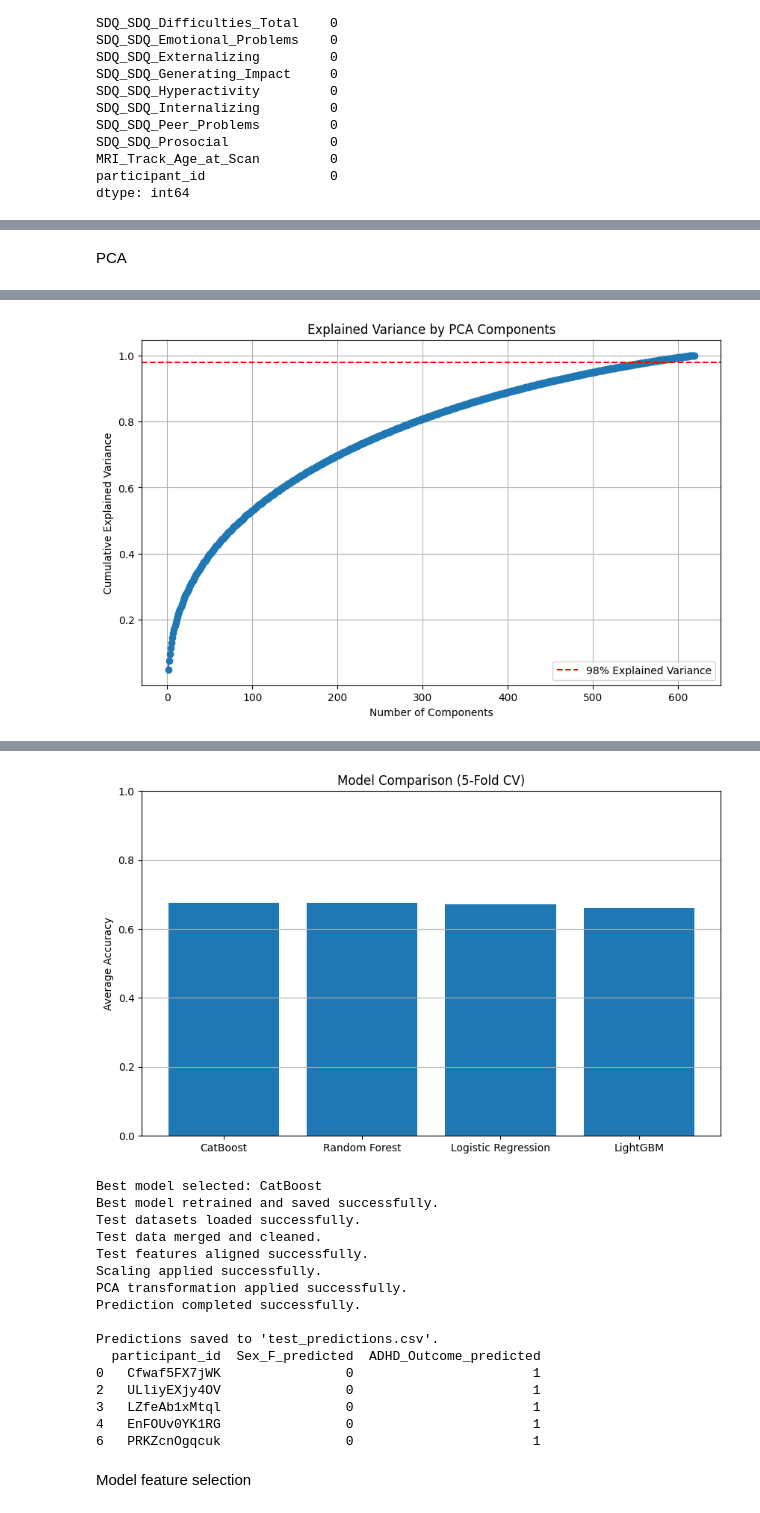
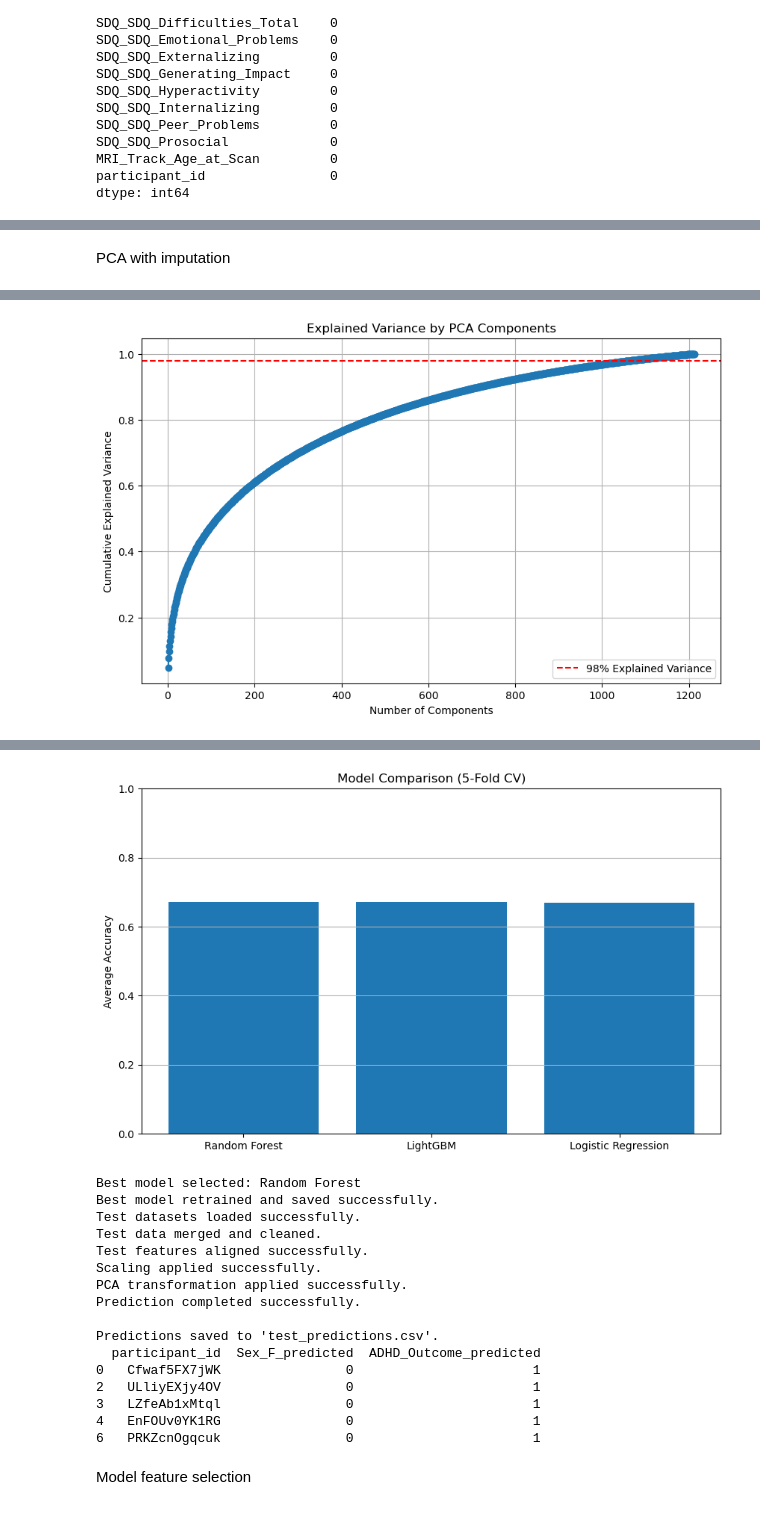
Before and after one commit to panditpooja/WiDS_Datathon_2025, a Jupyter notebook: train.ipynb, the cells around one changed output, grey strips where cells are left out. Cells and saved outputs as stored; diff of their text form; code cells hidden in the pictures.

Commit message:
Added code changes pertaining to with and without imputation

```diff
--- a/train.ipynb
+++ b/train.ipynb
@@ -101,11 +841,10 @@ Shape after dropping missing values: (1213, 19930)
 Index(['participant_id'], dtype='object')
 # %%
-
 # target variables
-y = merged_data_clean[['Sex_F', 'ADHD_Outcome']]
+y = merged_data_impute[['Sex_F', 'ADHD_Outcome']]
 
 # dropping participant_id and target variables
-X = merged_data_clean.drop(['participant_id', 'Sex_F', 'ADHD_Outcome'], axis=1)
+X = merged_data_impute.drop(['participant_id', 'Sex_F', 'ADHD_Outcome'], axis=1)
 
 X_scaled = StandardScaler().fit_transform(X)
 
@@ -113,7 +852,7 @@ X_scaled = StandardScaler().fit_transform(X)
 
 from sklearn.model_selection import train_test_split
 
-X_train, X_test, y_train, y_test = train_test_split(X_scaled, y, test_size=0.1, random_state=108)
+X_train, X_test, y_train, y_test = train_test_split(X_scaled, y, test_size=0.2, random_state=108)
 
 import pandas as pd
 import numpy as np
@@ -122,7 +861,6 @@ from sklearn.multioutput import MultiOutputClassifier
 from sklearn.ensemble import RandomForestClassifier
 from sklearn.linear_model import LogisticRegression
 from lightgbm import LGBMClassifier
-from catboost import CatBoostClassifier
 from sklearn.metrics import accuracy_score, classification_report
 
 
@@ -185,55 +917,9 @@ weighted avg       0.46      0.71      0.56       113
 # %% [markdown]
-PCA
+PCA with imputation
 # %%
-# --- Imports ---
-import pandas as pd
-import numpy as np
-import seaborn as sns
-import matplotlib.pyplot as plt
-import joblib
-
-from sklearn.preprocessing import StandardScaler
-from sklearn.decomposition import PCA
-from sklearn.model_selection import train_test_split, KFold
-from sklearn.multioutput import MultiOutputClassifier
-from sklearn.ensemble import RandomForestClassifier
-from sklearn.linear_model import LogisticRegression
-from lightgbm import LGBMClassifier
-from catboost import CatBoostClassifier
-from sklearn.metrics import accuracy_score
-
-# =========================
-# --- Load TRAIN datasets ---
-# =========================
-try:
-    categorical_data = pd.read_excel("train_new/TRAIN_CATEGORICAL_METADATA_new.xlsx")
-    quantitative_data = pd.read_excel("train_new/TRAIN_QUANTITATIVE_METADATA_new.xlsx")
-    connectome_data = pd.read_csv("train_new/TRAIN_FUNCTIONAL_CONNECTOME_MATRICES_new_36P_Pearson.csv")
-    train_data = pd.read_excel("train_new/TRAINING_SOLUTIONS.xlsx")
-    print("Training datasets loaded successfully.")
-except Exception as e:
-    print("Error loading training datasets.")
-    print(e)
-    raise
-
-# Merge datasets
-try:
-    merged_data = categorical_data.merge(quantitative_data, on='participant_id', how='inner')
-    merged_data = merged_data.merge(connectome_data, on='participant_id', how='inner')
-    merged_data = merged_data.merge(train_data, on='participant_id', how='inner')
-    print("Shape before dropping missing values:", merged_data.shape)
-except Exception as e:
-    print("Error during merging datasets.")
-    print(e)
-    raise
-
-# Drop missing values
-merged_data_clean = merged_data.dropna()
-print("Shape after dropping missing values:", merged_data_clean.shape)
-
 # Feature/target split
-y = merged_data_clean[['Sex_F', 'ADHD_Outcome']]
-X = merged_data_clean.drop(['participant_id', 'Sex_F', 'ADHD_Outcome'], axis=1)
+y = merged_data_impute[['Sex_F', 'ADHD_Outcome']]
+X = merged_data_impute.drop(['participant_id', 'Sex_F', 'ADHD_Outcome'], axis=1)
 
 # Save columns for future
 joblib.dump(X.columns.tolist(), "train_columns.joblib")
@@ -287,8 +973,7 @@ except Exception as e:
 models = {
     'Random Forest': RandomForestClassifier(n_estimators=100, random_state=108),
     'Logistic Regression': LogisticRegression(max_iter=1000),
-    'LightGBM': LGBMClassifier(random_state=108),
-    'CatBoost': CatBoostClassifier(iterations=100, verbose=0, random_state=108)
+    'LightGBM': LGBMClassifier(random_state=108)
 }
 
 def multioutput_accuracy_per_target(y_true, y_pred):
@@ -352,8 +1037,7 @@ try:
     base_model_mapping = {
         'Random Forest': RandomForestClassifier(n_estimators=100, random_state=108),
         'Logistic Regression': LogisticRegression(max_iter=1000),
-        'LightGBM': LGBMClassifier(random_state=108),
-        'CatBoost': CatBoostClassifier(iterations=100, verbose=0, random_state=108)
+        'LightGBM': LGBMClassifier(random_state=108)
     }
 
     final_model = MultiOutputClassifier(base_model_mapping[best_model_name])
@@ -454,5 +1135,5 @@ PCA selected 565 components to retain 98.0% variance.
 PCA applied and transformer saved.
-[figure, old version]
+[figure, new version]
 Evaluating Random Forest...
 
 Evaluating Logistic Regression...
@@ -473,5 +1154,5 @@ You can set `force_col_wise=true` to remove the overhead.
-[figure, old version]
+[figure, new version]
-Best model selected: CatBoost
+Best model selected: Random Forest
 Best model retrained and saved successfully.
 Test datasets loaded successfully.
 Test data merged and cleaned.
```
Also changed, not shown: parts of 24 cells of this notebook.
